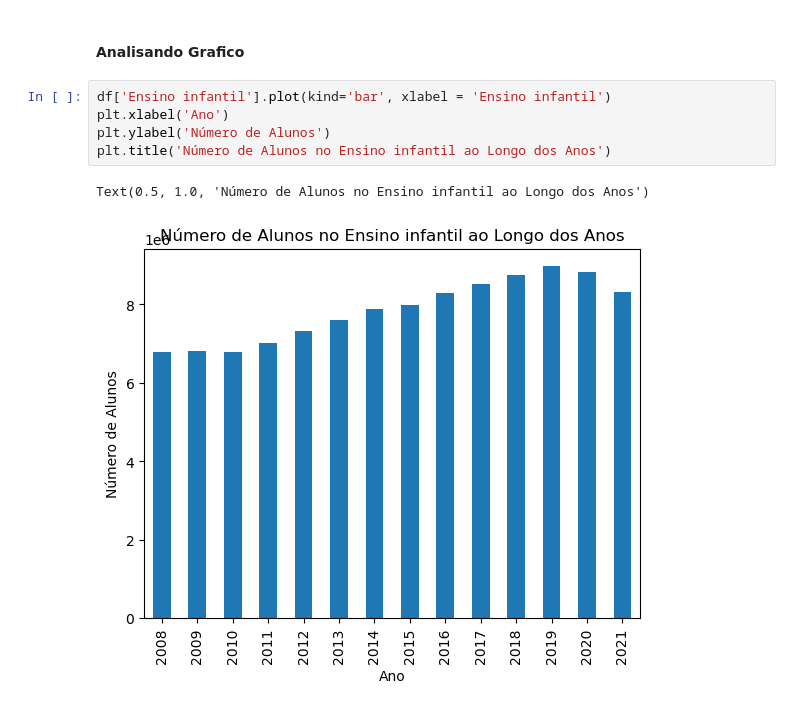
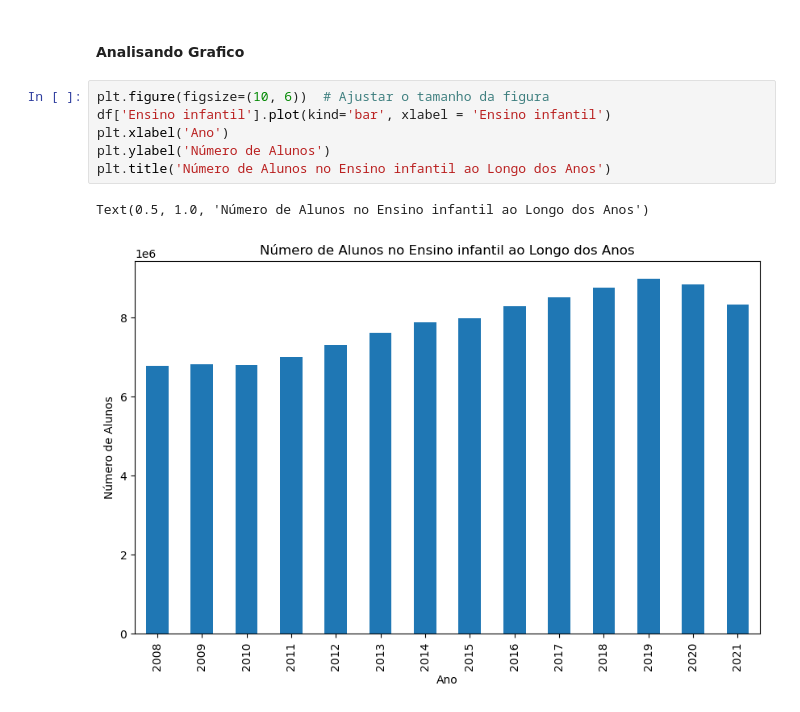
Before and after one commit to jgsjuliana/EDA_CensoEscolarIBGE, a Jupyter notebook: Projeto - Técnicas de Programação I.ipynb, the cells around one changed output. Drawn from its saved outputs; the diff is of its cells as text.

```diff
--- a/Projeto - Técnicas de Programação I.ipynb
+++ b/Projeto - Técnicas de Programação I.ipynb
@@ -362,11 +362,12 @@ df.iloc[0:,[-3,-2,-1]]
 # %% [markdown]
 #### Analisando Grafico
 # %%
+plt.figure(figsize=(10, 6))  # Ajustar o tamanho da figura
 df['Ensino infantil'].plot(kind='bar', xlabel = 'Ensino infantil')
 plt.xlabel('Ano')
 plt.ylabel('Número de Alunos')
 plt.title('Número de Alunos no Ensino infantil ao Longo dos Anos')
 # %% [output]
 Text(0.5, 1.0, 'Número de Alunos no Ensino infantil ao Longo dos Anos')
-[figure, old version]
+[figure, new version]
 # %%
```
Also changed, not shown: parts of 3 cells of this notebook.
